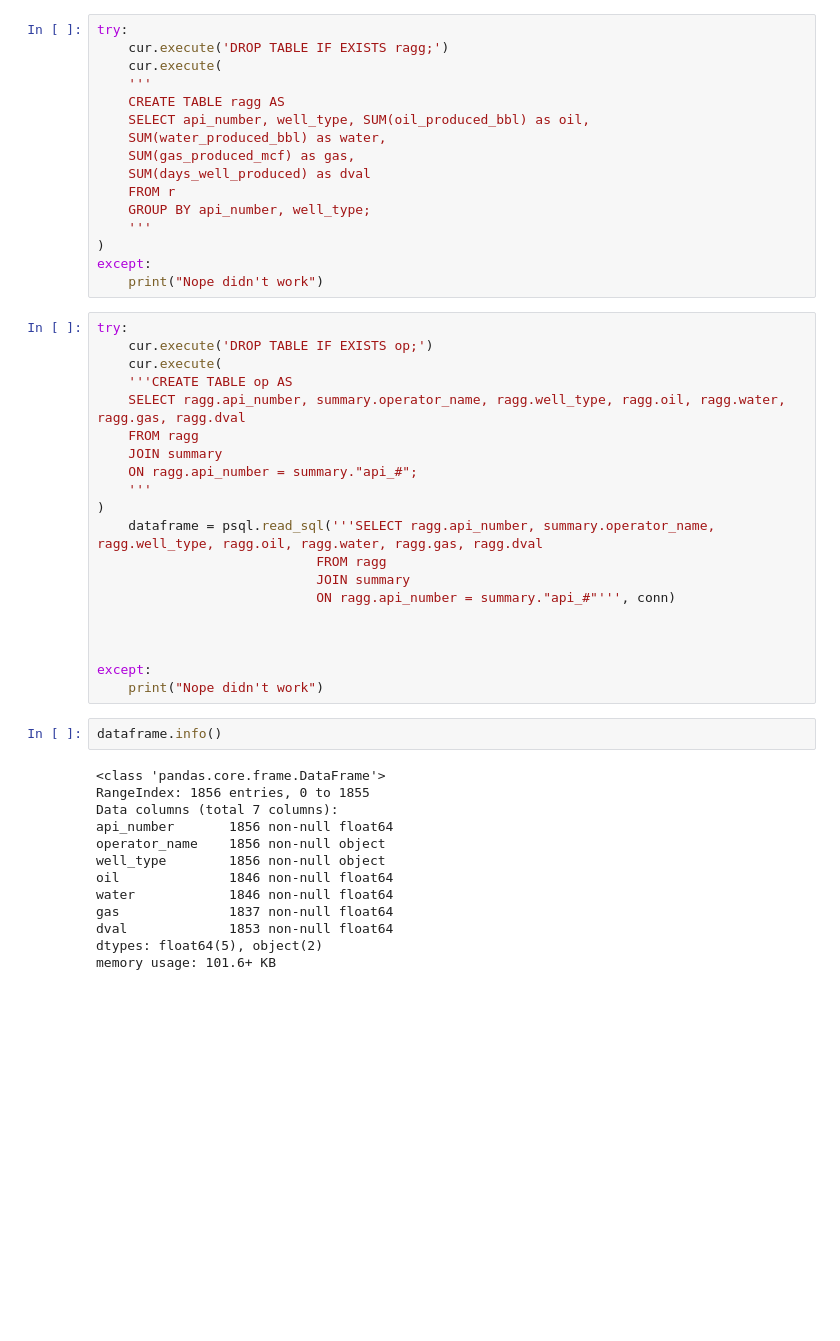
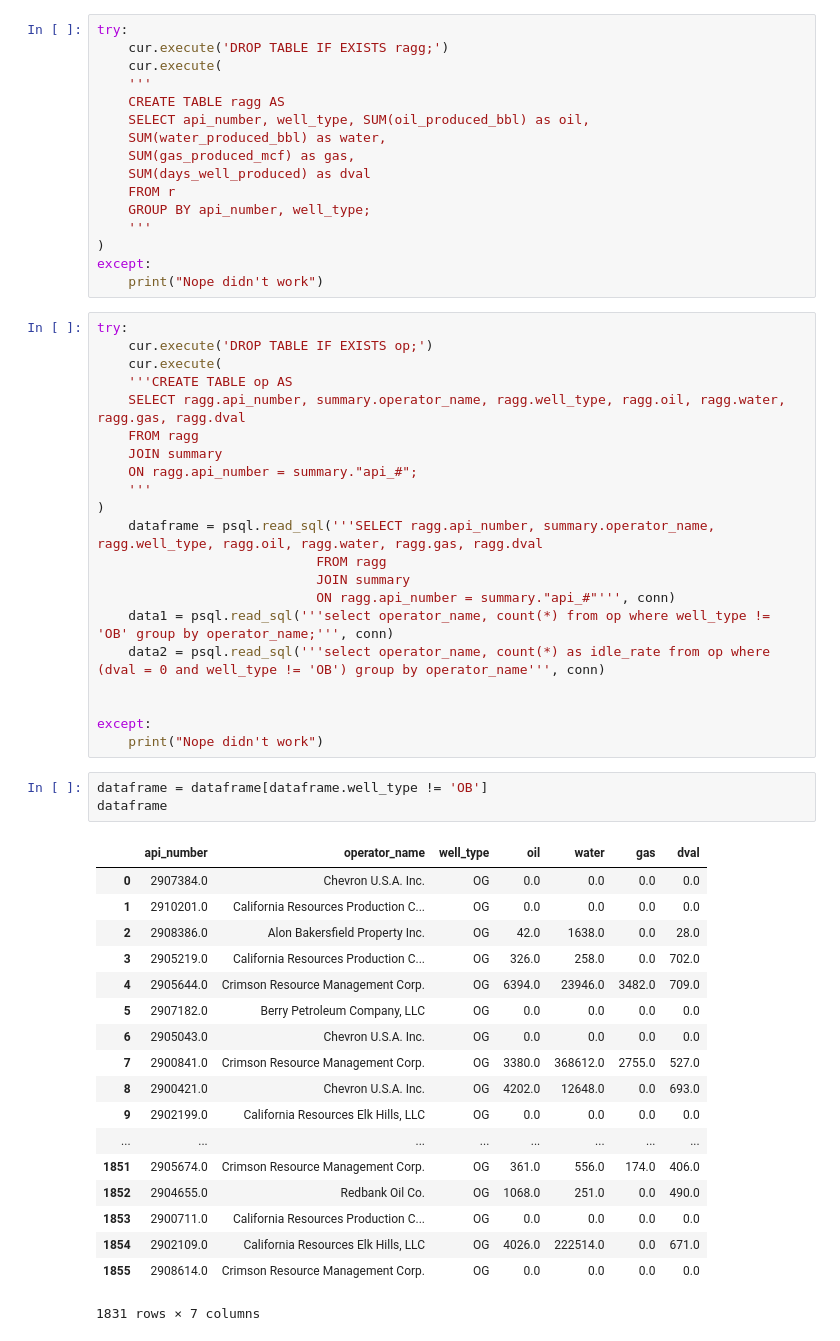
Before and after one commit to t-phill/data-doggr, a Jupyter notebook: Untitled.ipynb, the cells around one changed output. Saved outputs shown, nothing was run; the diff lists cells and outputs as text; blank space fills up the shorter version.

```diff
--- a/Untitled.ipynb
+++ b/Untitled.ipynb
@@ -54,23 +54,31 @@ try:
                             FROM ragg
                             JOIN summary
                             ON ragg.api_number = summary."api_#"''', conn)
-
+    data1 = psql.read_sql('''select operator_name, count(*) from op where well_type != 'OB' group by operator_name;''', conn)
+    data2 = psql.read_sql('''select operator_name, count(*) as idle_rate from op where (dval = 0 and well_type != 'OB') group by operator_name''', conn)
 
 
 except:
     print("Nope didn't work")
-# %%
-dataframe.info()
-# %% [output]
-<class 'pandas.core.frame.DataFrame'>
-RangeIndex: 1856 entries, 0 to 1855
-Data columns (total 7 columns):
-api_number       1856 non-null float64
-operator_name    1856 non-null object
-well_type        1856 non-null object
-oil              1846 non-null float64
-water            1846 non-null float64
-gas              1837 non-null float64
-dval             1853 non-null float64
-dtypes: float64(5), object(2)
-memory usage: 101.6+ KB
+# %%
+dataframe = dataframe[dataframe.well_type != 'OB']
+dataframe
+# %% [output]
+|  | api_number | operator_name | well_type | oil | water | gas | dval |
+| 0 | 2907384.0 | Chevron U.S.A. Inc. | OG | 0.0 | 0.0 | 0.0 | 0.0 |
+| 1 | 2910201.0 | California Resources Production C... | OG | 0.0 | 0.0 | 0.0 | 0.0 |
+| 2 | 2908386.0 | Alon Bakersfield Property Inc. | OG | 42.0 | 1638.0 | 0.0 | 28.0 |
+| 3 | 2905219.0 | California Resources Production C... | OG | 326.0 | 258.0 | 0.0 | 702.0 |
+| 4 | 2905644.0 | Crimson Resource Management Corp. | OG | 6394.0 | 23946.0 | 3482.0 | 709.0 |
+| 5 | 2907182.0 | Berry Petroleum Company, LLC | OG | 0.0 | 0.0 | 0.0 | 0.0 |
+| 6 | 2905043.0 | Chevron U.S.A. Inc. | OG | 0.0 | 0.0 | 0.0 | 0.0 |
+| 7 | 2900841.0 | Crimson Resource Management Corp. | OG | 3380.0 | 368612.0 | 2755.0 | 527.0 |
+| 8 | 2900421.0 | Chevron U.S.A. Inc. | OG | 4202.0 | 12648.0 | 0.0 | 693.0 |
+| 9 | 2902199.0 | California Resources Elk Hills, LLC | OG | 0.0 | 0.0 | 0.0 | 0.0 |
+| ... | ... | ... | ... | ... | ... | ... | ... |
+| 1851 | 2905674.0 | Crimson Resource Management Corp. | OG | 361.0 | 556.0 | 174.0 | 406.0 |
+| 1852 | 2904655.0 | Redbank Oil Co. | OG | 1068.0 | 251.0 | 0.0 | 490.0 |
+| 1853 | 2900711.0 | California Resources Production C... | OG | 0.0 | 0.0 | 0.0 | 0.0 |
+| 1854 | 2902109.0 | California Resources Elk Hills, LLC | OG | 4026.0 | 222514.0 | 0.0 | 671.0 |
+| 1855 | 2908614.0 | Crimson Resource Management Corp. | OG | 0.0 | 0.0 | 0.0 | 0.0 |
+1831 rows × 7 columns
```
Also changed, not shown: parts of 3 cells of this notebook, 1 other file.
